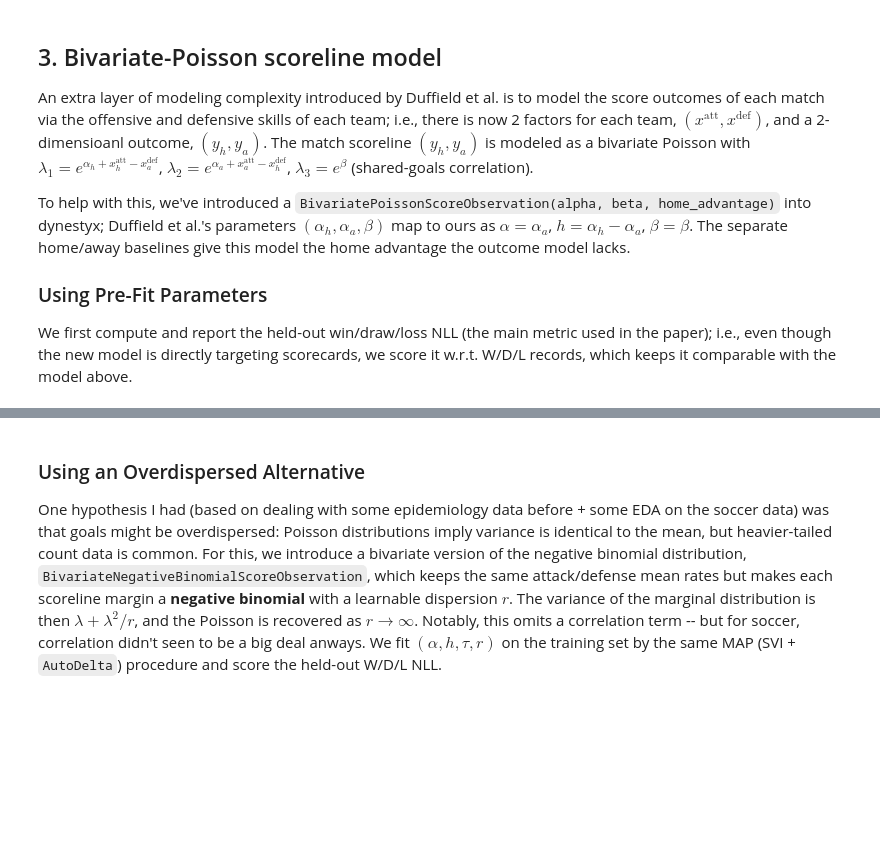
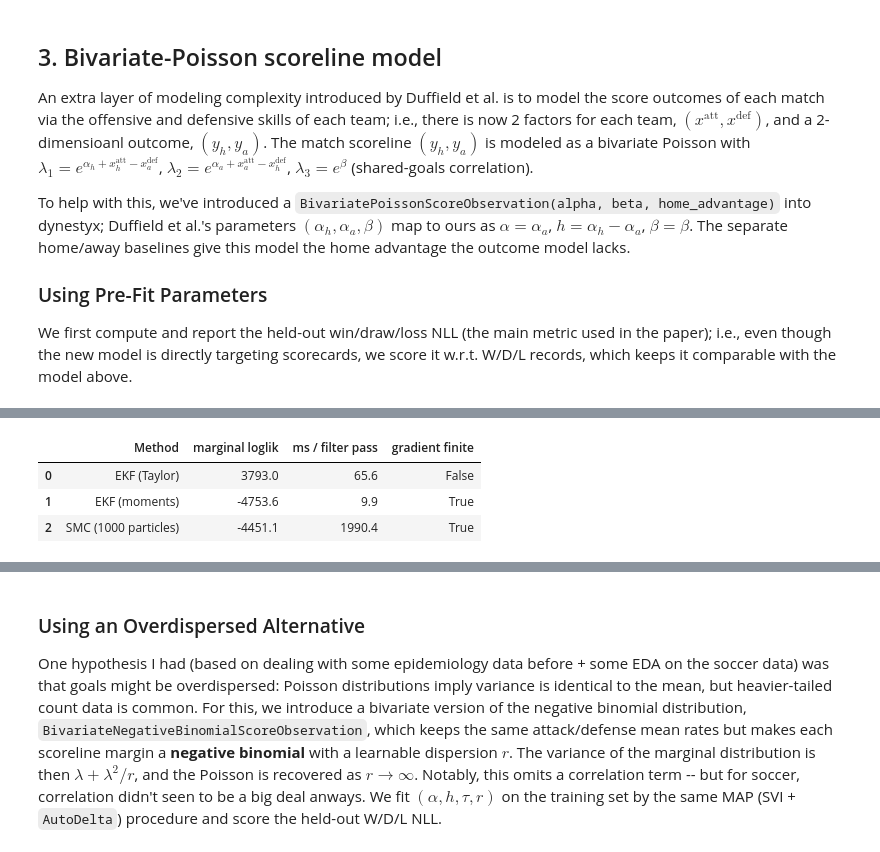
Before and after one commit to DanWaxman/dynestyx, a Jupyter notebook: docs/deep_dives/duffield_football_epl.ipynb, the cells around one changed output, grey strips where cells are left out. Saved outputs shown, nothing was run; the diff lists cells and outputs as text; code cells hidden in the pictures; blank space fills up the shorter version.

```diff
--- a/docs/deep_dives/duffield_football_epl.ipynb
+++ b/docs/deep_dives/duffield_football_epl.ipynb
@@ -246,0 +267,45 @@ Duffield (EM):       alpha_a=0.109, beta=-4.486, home_adv=0.155
+# %%
+from dynestyx.inference.integrations.cuthbert.factorial_filter import compute_factorial_filter
+
+def bp_loglik_fn(config):
+    def loglik(params):
+        alpha_h, alpha_a, beta, log_tau = params
+        m = bp_model(alpha_a, beta, alpha_h - alpha_a, jnp.exp(log_tau), EXKF_init_cov, t0=0.0)
+        ll, *_ = compute_factorial_filter(
+            m, config, jax.random.PRNGKey(0),
+            obs_times=match_times, obs_values=match_goals, obs_factor_indices=match_idx)
+        return ll
+    return loglik
+
+params0 = jnp.array([EXKF_ab[0], EXKF_ab[1], EXKF_ab[2], jnp.log(0.00975808)])
+
+def time_jitted(fn, x, repeats=7):
+    fn_j = jax.jit(fn)
+    out = jax.block_until_ready(fn_j(x))  # compile + warm up
+    laps = []
+    for _ in range(repeats):
+        t0 = time.perf_counter()
+        jax.block_until_ready(fn_j(x))
+        laps.append(time.perf_counter() - t0)
+    return out, min(laps)
+
+rows = []
+for label, config in [
+    ("EKF (Taylor)", FactorialEKFConfig(use_taylor=True)),
+    ("EKF (moments)", FactorialEKFConfig()),
+    ("SMC (1000 particles)", FactorialPFConfig(n_particles=1000)),
+]:
+    ll, secs = time_jitted(bp_loglik_fn(config), params0)
+    grad = jax.grad(bp_loglik_fn(config))(params0)
+    rows.append({
+        "Method": label,
+        "marginal loglik": float(ll),
+        "ms / filter pass": 1e3 * secs,
+        "gradient finite": bool(jnp.all(jnp.isfinite(grad))),
+    })
+pd.DataFrame(rows).round({"marginal loglik": 1, "ms / filter pass": 1})
+# %% [output]
+|  | Method | marginal loglik | ms / filter pass | gradient finite |
+| 0 | EKF (Taylor) | 3793.0 | 65.6 | False |
+| 1 | EKF (moments) | -4753.6 | 9.9 | True |
+| 2 | SMC (1000 particles) | -4451.1 | 1990.4 | True |
```
Also changed, not shown: parts of 7 cells of this notebook, 12 other files.
